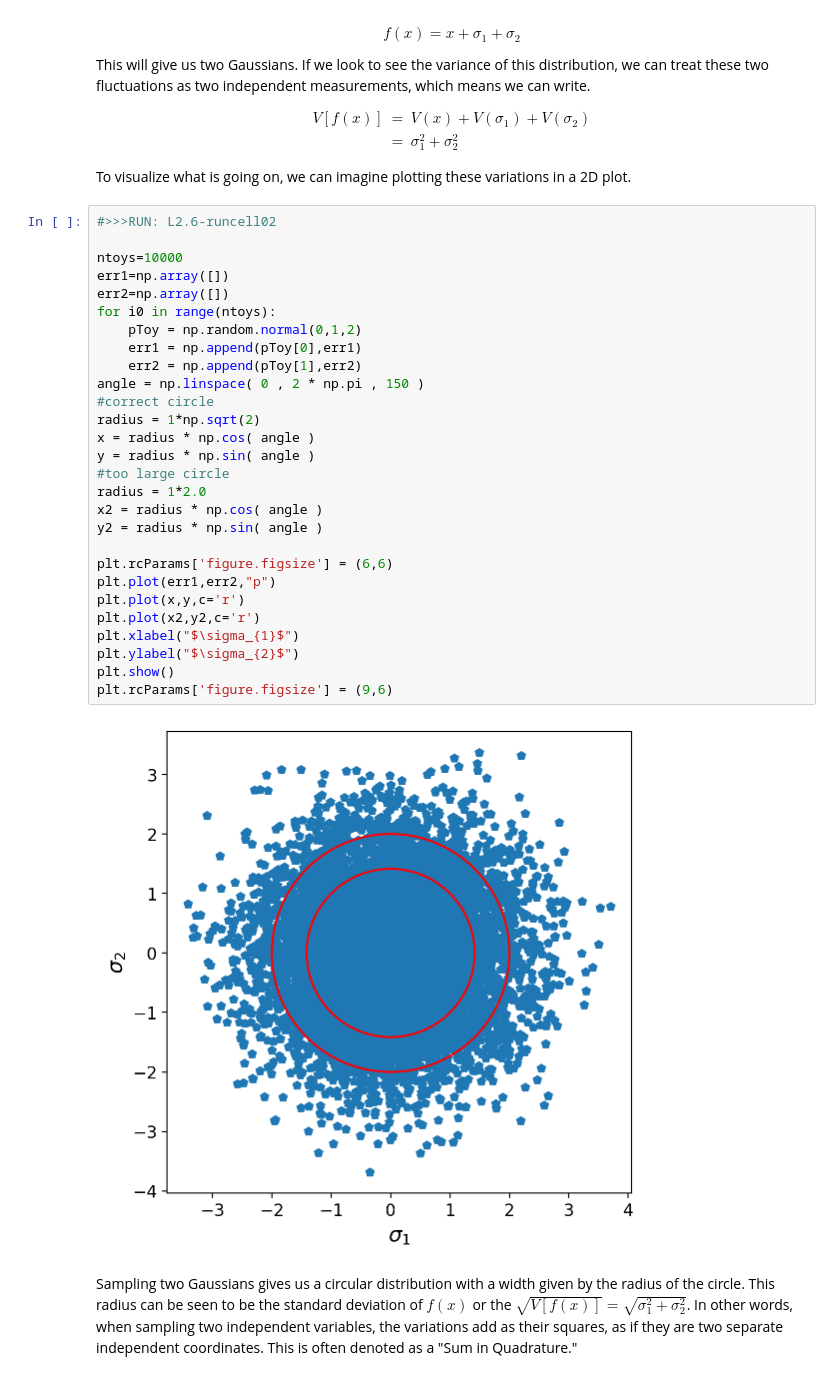
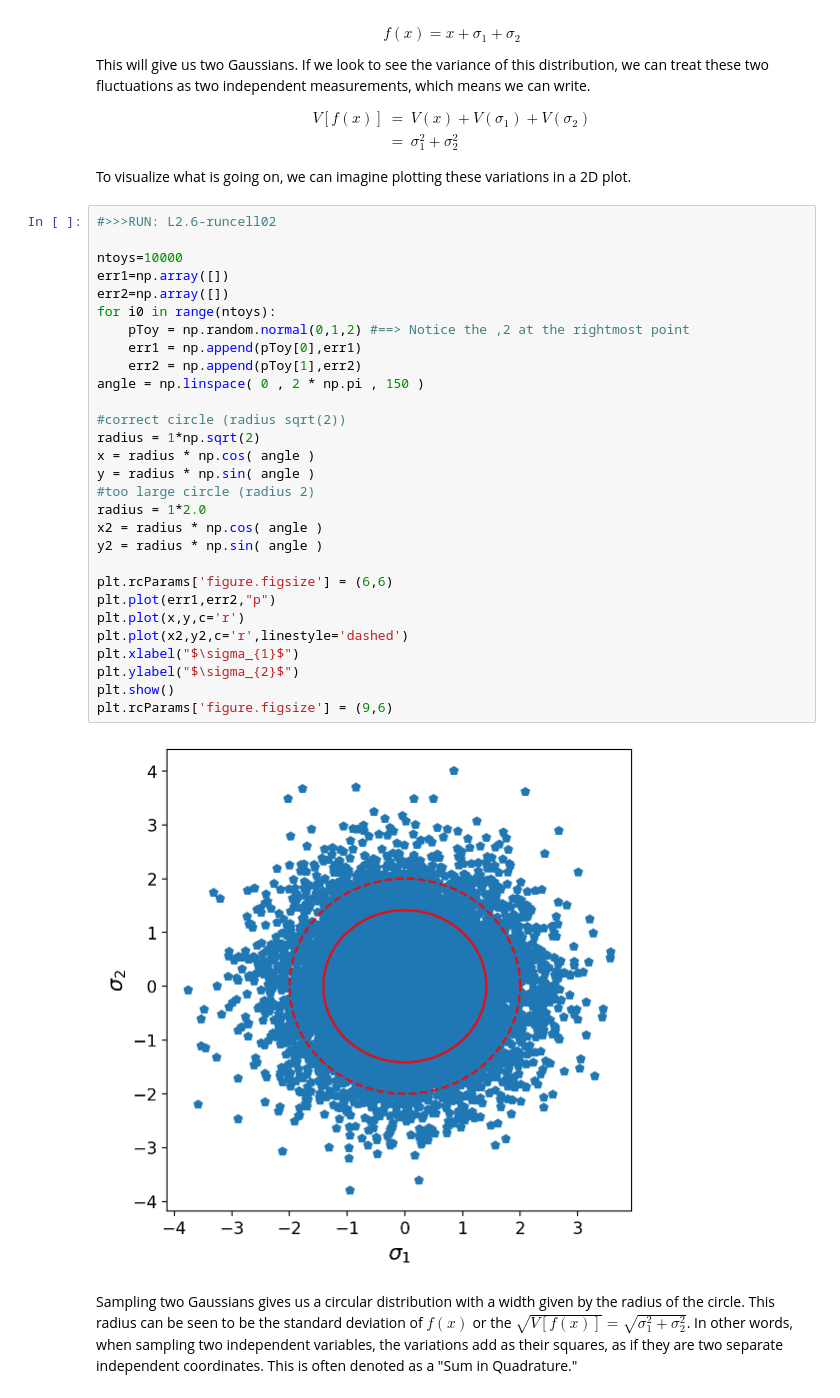
Before and after one commit to mit-physics-data/lectures, a Jupyter notebook: lecture2/8316_L02_MAIN.ipynb, the cells around one changed output. Cells and saved outputs as stored; diff of their text form.

```diff
--- a/lecture2/8316_L02_MAIN.ipynb
+++ b/lecture2/8316_L02_MAIN.ipynb
@@ -1539,33 +1562,34 @@ To visualize what is going on, we can imagine plotting these variations in a 2D
 # %%
 #>>>RUN: L2.6-runcell02
 
 ntoys=10000
 err1=np.array([])
 err2=np.array([])
 for i0 in range(ntoys):
-    pToy = np.random.normal(0,1,2)
+    pToy = np.random.normal(0,1,2) #==> Notice the ,2 at the rightmost point
     err1 = np.append(pToy[0],err1)
     err2 = np.append(pToy[1],err2)
 angle = np.linspace( 0 , 2 * np.pi , 150 )
-#correct circle
+
+#correct circle (radius sqrt(2))
 radius = 1*np.sqrt(2)
 x = radius * np.cos( angle )
 y = radius * np.sin( angle )
-#too large circle
+#too large circle (radius 2)
 radius = 1*2.0
 x2 = radius * np.cos( angle )
 y2 = radius * np.sin( angle )
 
 plt.rcParams['figure.figsize'] = (6,6)
 plt.plot(err1,err2,"p")
 plt.plot(x,y,c='r')
-plt.plot(x2,y2,c='r')
+plt.plot(x2,y2,c='r',linestyle='dashed')
 plt.xlabel("$\sigma_{1}$")
 plt.ylabel("$\sigma_{2}$")
 plt.show()
 plt.rcParams['figure.figsize'] = (9,6)
 # %% [output]
-[figure, old version]
+[figure, new version]
 # %% [markdown]
 Sampling two Gaussians gives us a circular distribution with a width given by the radius of the circle. This radius can be seen to be the standard deviation of $f(x)$ or the $\sqrt{V[f(x)]}=\sqrt{\sigma_1^2+\sigma_2^2}$. In other words, when sampling two independent variables, the variations add as their squares, as if they are two separate independent coordinates. This is often denoted as a "Sum in Quadrature."
 # %% [markdown]
```
Also changed, not shown: parts of 17 cells of this notebook, 2 other files.
